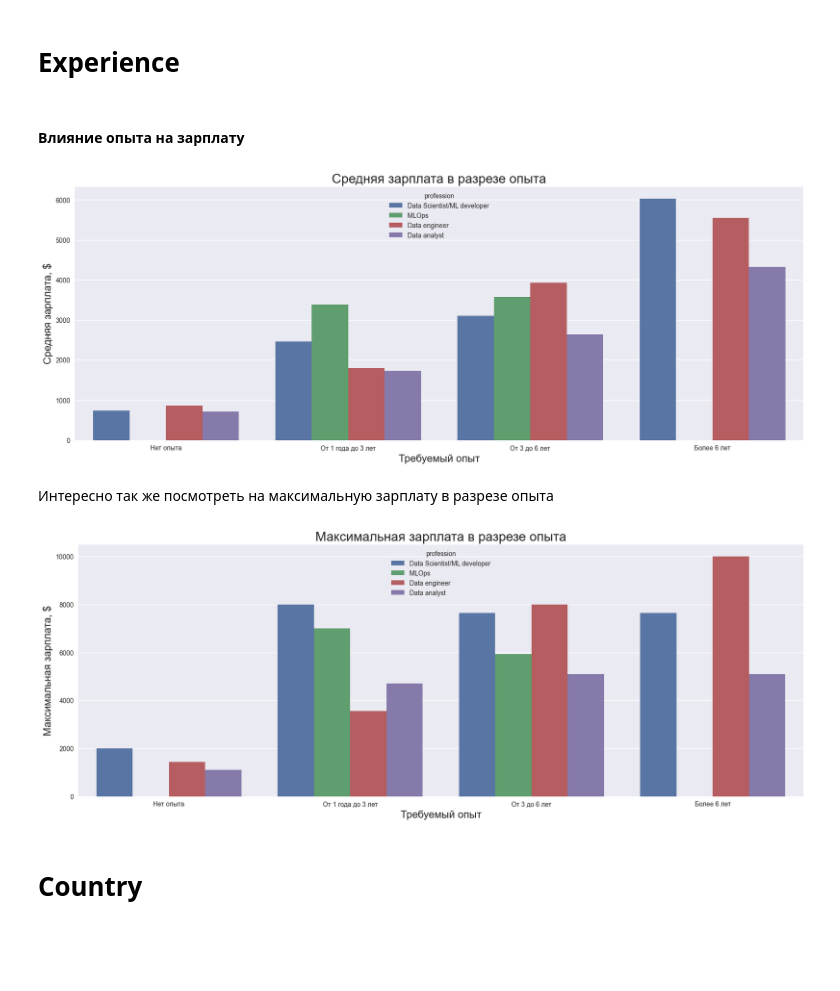
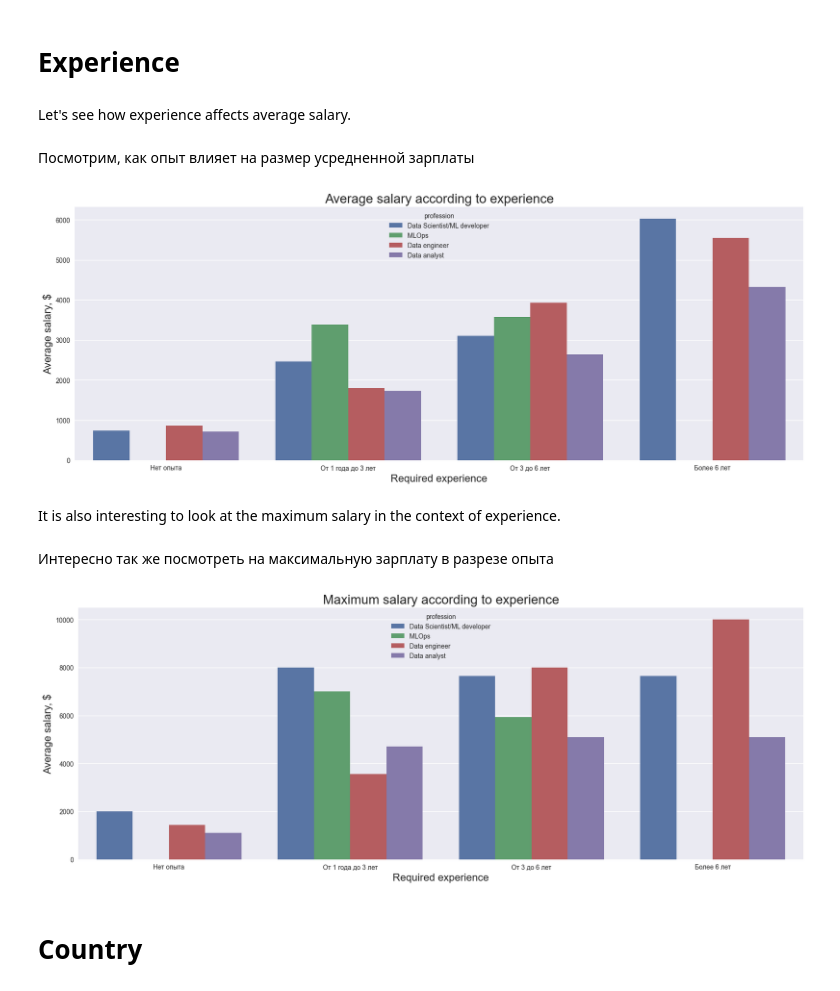
Before and after one commit to Lerrale/DE_vacancy_analysis, a Jupyter notebook: Job_Analysis_4_Analysis.ipynb, the cells around one changed output. Cells and saved outputs as stored; diff of their text form; code cells hidden in the pictures; blank space fills up the shorter version.

```diff
--- a/Job_Analysis_4_Analysis.ipynb
+++ b/Job_Analysis_4_Analysis.ipynb
@@ -112,7 +119,9 @@ plt.show()
 # %% [markdown]
 # Experience
 # %% [markdown]
-#### Влияние опыта на зарплату
+Let's see how experience affects average salary.
+# %% [markdown]
+Посмотрим, как опыт влияет на размер усредненной зарплаты
 # %%
 fig, axes = plt.subplots(nrows=1, ncols=1, figsize=(20, 7))
 
@@ -125,33 +134,35 @@ barplot1 = sns.barplot(
            )
 
 barplot1.tick_params(axis='x', rotation=0);
-barplot1.set_title('Средняя зарплата в разрезе опыта', fontsize=20);
-barplot1.set_xlabel('Требуемый опыт', fontsize=16);
-barplot1.set_ylabel('Средняя зарплата, $', fontsize=16);
+barplot1.set_title('Average salary according to experience', fontsize=20);
+barplot1.set_xlabel('Required experience', fontsize=16);
+barplot1.set_ylabel('Average salary, $', fontsize=16);
 # %% [output]
-[figure, old version]
+[figure, new version]
+# %% [markdown]
+It is also interesting to look at the maximum salary in the context of experience.
 # %% [markdown]
 Интересно так же посмотреть на максимальную зарплату в разрезе опыта
 # %%
 fig, axes = plt.subplots(nrows=1, ncols=1, figsize=(20, 7))
 
 barplot1 = sns.barplot(
            data=df,
            x='experience.name',
            y='salary_to',
            hue='profession',
            estimator='max',
            ci=None
            )
 
 barplot1.tick_params(axis='x', rotation=0);
 barplot1.set_title(
-          'Максимальная зарплата в разрезе опыта',
+          'Maximum salary according to experience',
           fontsize=20);
-barplot1.set_xlabel('Требуемый опыт', fontsize=16);
-barplot1.set_ylabel('Максимальная зарплата, $', fontsize=16);
+barplot1.set_xlabel('Required experience', fontsize=16);
+barplot1.set_ylabel('Average salary, $', fontsize=16);
 # %% [output]
-[figure, old version]
+[figure, new version]
 # %% [markdown]
 # Country
 # %% [markdown]
```
Also changed, not shown: parts of 20 cells of this notebook.
